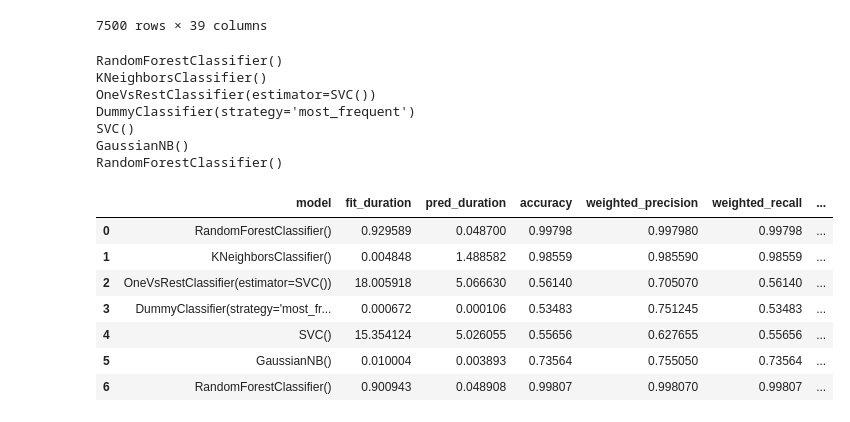
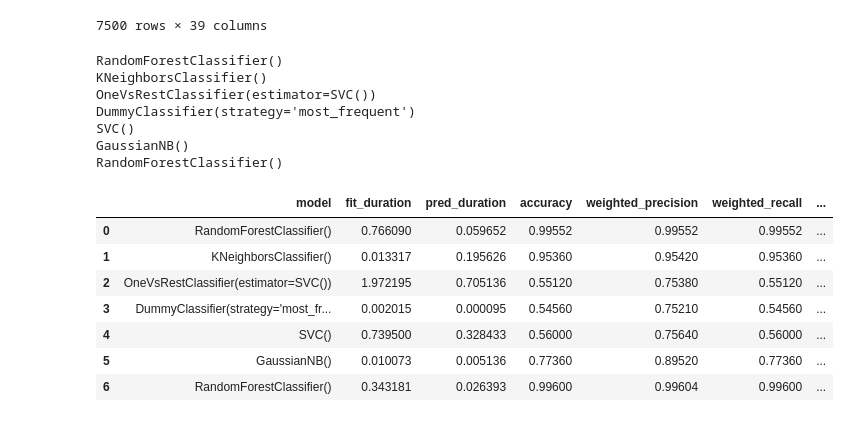
Before and after one commit to RedBatProject/Learning-tools, a Jupyter notebook: data_science.ipynb, the cells around one changed output. Cells and saved outputs as stored; diff of their text form; code cells hidden in the pictures.

```diff
--- a/data_science.ipynb
+++ b/data_science.ipynb
@@ -868,7 +929,7 @@ data.to_csv('./file.csv')
 # %%
 data_sample = data.sample(5000)
 # %%
-X = data_sample.drop('y',axis = 1)
+X = data_sample.drop('attack',axis = 1)
 # X
-Y = data_sample['y']
+Y = data_sample['attack']
 # Y
@@ -880,5 +943,8 @@ X_train, X_test, Y_train, Y_test = train_test_split(X, Y)
 # %%
 # We want to use LogisticRegression model to train the data:
 from sklearn.linear_model import LogisticRegression
-clf = LogisticRegression(max_iter = 200)
+# clf = RandomForestClassifier()
+clf = GaussianNB()
 clf.fit(X_train, Y_train)
+Y_pred = clf.predict(X_test)
+Yt = np.array(Y_test)
@@ -886,0 +951,6 @@ LogisticRegression(max_iter=200)
+# %%
+prescision = 0
+for i in range(len(Yt)):
+  if Y_pred[i] == Yt[i]:
+    prescision +=1
+prescision/len(Yt)
@@ -966,7 +1087,7 @@ for model in model_list:
     end_pred = time()
 
     accuracy_scores += round(accuracy_score(Y_test, Y_pred))
-    weighted_precision_scores += round(precision_score(Y_test, Y_pred, average='weighted'), 4)
+    weighted_precision_scores += round(precision_score(Y_test, Y_pred, average='weighted',zero_division=1), 4)
     weighted_recall_scores += round(recall_score(Y_test, Y_pred, average='weighted'), 4)
     weighted_f1_scores += round(f1_score(Y_test, Y_pred, average='weighted'), 4)
 
@@ -1029,8 +1153,8 @@ for i in Y_pred:
 o
 # %%
 # precision_score
-n_avg=20 # how many times we redo the calculation, to find an average
-ns=20000 # number of samples we choose
+n_avg=5 # how many times we redo the calculation, to find an average
+ns=5000 # number of samples we choose
 duration_fit_list=[]
 duration_pred_list=[]
 accuracy_score_list=[]
@@ -1050,10 +1174,10 @@ for model in model_list:
 
     for n in range(n_avg):
 
-        sample_data = data_clean.sample(ns)
-        X = sample_data.drop('y', axis=1)
-        Y = sample_data['y']
-        X_train, X_test, Y_train, Y_test = train_test_split(X, Y)
+        # sample_data = data_clean.sample(ns)
+        # X = sample_data.drop('y', axis=1)
+        # Y = sample_data['y']
+        # X_train, X_test, Y_train, Y_test = train_test_split(X, Y)
         start_fit = time()
         clf.fit(X_train, Y_train)
         end_fit = time()
@@ -1066,39 +1190,39 @@ for model in model_list:
 
         accuracy_scores += round(accuracy_score(Y_test, Y_pred), 4)
         weighted_precision_scores += round(precision_score(Y_test, Y_pred, average='weighted',zero_division=1), 4)
-        weighted_recall_scores += round(recall_score(Y_test, Y_pred, average='weighted'), 4)
-        weighted_f1_scores += round(f1_score(Y_test, Y_pred, average='weighted'), 4)
+        weighted_recall_scores += round(recall_score(Y_test, Y_pred, average='weighted',zero_division=1), 4)
+        weighted_f1_scores += round(f1_score(Y_test, Y_pred, average='weighted',zero_division=1), 4)
 
     duration_fit_list.append(duration_fit/n_avg)
     duration_pred_list.append(duration_pred/n_avg)
     accuracy_score_list.append(accuracy_scores/n_avg)
     weighted_precision_score_list.append(weighted_precision_scores/n_avg)
     weighted_recall_score_list.append(weighted_recall_scores/n_avg)
     weighted_f1_score_list.append(weighted_f1_scores/n_avg)
 model_list_name = (str(i) for i in model_list) # a list for the names of models
 
 report_data = pd.DataFrame(model_list_name, columns=['model'])
 report_data['fit_duration'] = duration_fit_list
 report_data['pred_duration'] = duration_pred_list
 report_data['accuracy'] = accuracy_score_list
 report_data['weighted_precision'] = weighted_precision_score_list
 report_data['weighted_recall'] = weighted_recall_score_list
 report_data['weighted_f1_score'] = weighted_f1_score_list
 
 report_data
 # %% [output]
 RandomForestClassifier()
 KNeighborsClassifier()
 OneVsRestClassifier(estimator=SVC())
 DummyClassifier(strategy='most_frequent')
 SVC()
 GaussianNB()
 RandomForestClassifier()
 |  | model | fit_duration | pred_duration | accuracy | weighted_precision | weighted_recall | ... |
-| 0 | RandomForestClassifier() | 0.929589 | 0.048700 | 0.99798 | 0.997980 | 0.99798 | ... |
-| 1 | KNeighborsClassifier() | 0.004848 | 1.488582 | 0.98559 | 0.985590 | 0.98559 | ... |
-| 2 | OneVsRestClassifier(estimator=SVC()) | 18.005918 | 5.066630 | 0.56140 | 0.705070 | 0.56140 | ... |
-| 3 | DummyClassifier(strategy='most_fr... | 0.000672 | 0.000106 | 0.53483 | 0.751245 | 0.53483 | ... |
-| 4 | SVC() | 15.354124 | 5.026055 | 0.55656 | 0.627655 | 0.55656 | ... |
-| 5 | GaussianNB() | 0.010004 | 0.003893 | 0.73564 | 0.755050 | 0.73564 | ... |
-| 6 | RandomForestClassifier() | 0.900943 | 0.048908 | 0.99807 | 0.998070 | 0.99807 | ... |
+| 0 | RandomForestClassifier() | 0.766090 | 0.059652 | 0.99552 | 0.99552 | 0.99552 | ... |
+| 1 | KNeighborsClassifier() | 0.013317 | 0.195626 | 0.95360 | 0.95420 | 0.95360 | ... |
+| 2 | OneVsRestClassifier(estimator=SVC()) | 1.972195 | 0.705136 | 0.55120 | 0.75380 | 0.55120 | ... |
+| 3 | DummyClassifier(strategy='most_fr... | 0.002015 | 0.000095 | 0.54560 | 0.75210 | 0.54560 | ... |
+| 4 | SVC() | 0.739500 | 0.328433 | 0.56000 | 0.75640 | 0.56000 | ... |
+| 5 | GaussianNB() | 0.010073 | 0.005136 | 0.77360 | 0.89520 | 0.77360 | ... |
+| 6 | RandomForestClassifier() | 0.343181 | 0.026393 | 0.99600 | 0.99604 | 0.99600 | ... |
```
Also changed, not shown: parts of 40 cells of this notebook.
